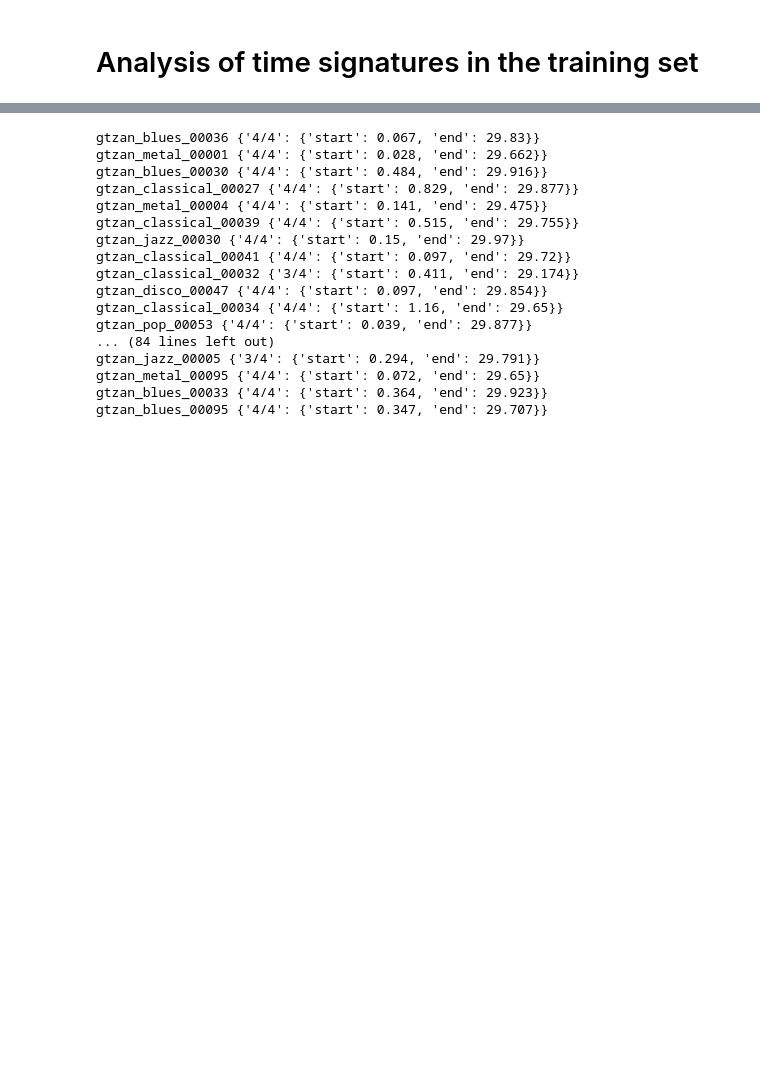
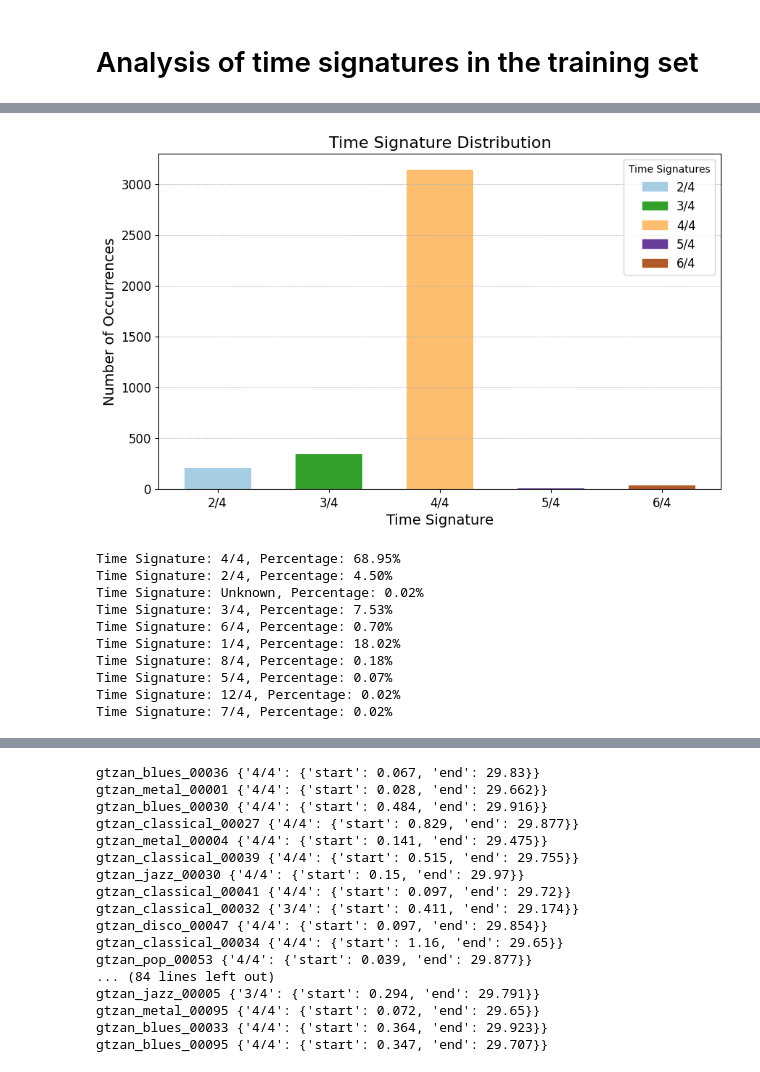
Before and after one commit to smilo7/more-beats-for-this, a Jupyter notebook: notebooks/More_Beats_for_This!_Reproducing_Beat_this!_paper_results_and_fail_case_analysis(1).ipynb, the cells around one changed output, grey strips where cells are left out. Drawn from its saved outputs; the diff is of its cells as text; code cells hidden in the pictures; blank space fills up the shorter version.

```diff
--- a/notebooks/More_Beats_for_This!_Reproducing_Beat_this!_paper_results_and_fail_case_analysis(1).ipynb
+++ b/notebooks/More_Beats_for_This!_Reproducing_Beat_this!_paper_results_and_fail_case_analysis(1).ipynb
@@ -428,3 +404,22 @@ Time Signature: 7/4, Percentage: 0.02%
+# %%
+skip_folders = ["gtzan"]
+data_dir = "data/annotations"
+time_signatures = process_annotations(data_dir, skip_folders)
+plot_time_signature_distribution_frequency(time_signatures)
+print_percentages_of_timesignatures(time_signatures)
+save_time_signatures_to_file(time_signatures, "time-signatures-analysis-results/time_signatures_train.json")
+# %% [output]
+[figure, added]
+Time Signature: 4/4, Percentage: 68.95%
+Time Signature: 2/4, Percentage: 4.50%
+Time Signature: Unknown, Percentage: 0.02%
+Time Signature: 3/4, Percentage: 7.53%
+Time Signature: 6/4, Percentage: 0.70%
+Time Signature: 1/4, Percentage: 18.02%
+Time Signature: 8/4, Percentage: 0.18%
+Time Signature: 5/4, Percentage: 0.07%
+Time Signature: 12/4, Percentage: 0.02%
+Time Signature: 7/4, Percentage: 0.02%
 # %%
 skip_folders = ["asap", "ballroom", "beatles", "candombe", "filosax", "groove_midi", "guitarset", "hainsworth", "harmonix", "hjdb", "jaah", "rwc", "simac", "smc", "tapcorrect"]
 data_dir = "data/annotations"
```
Also changed, not shown: parts of 14 cells of this notebook.
